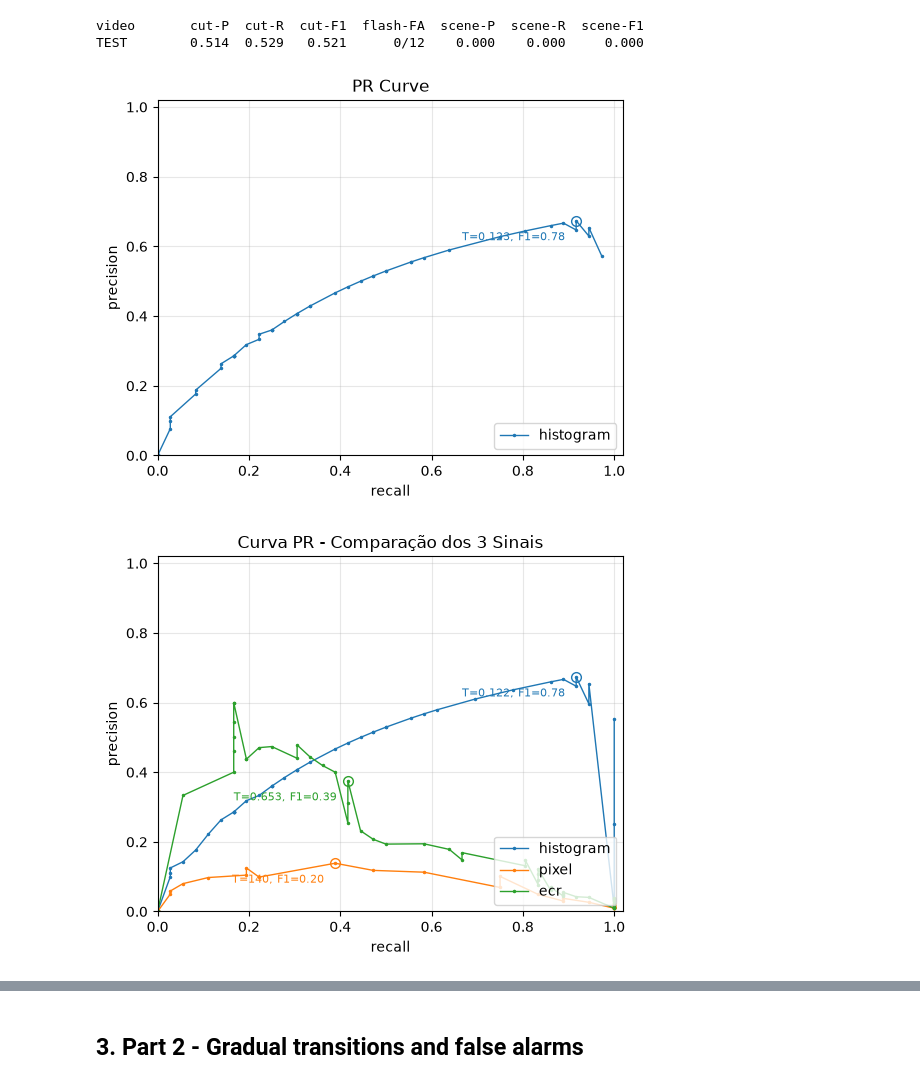
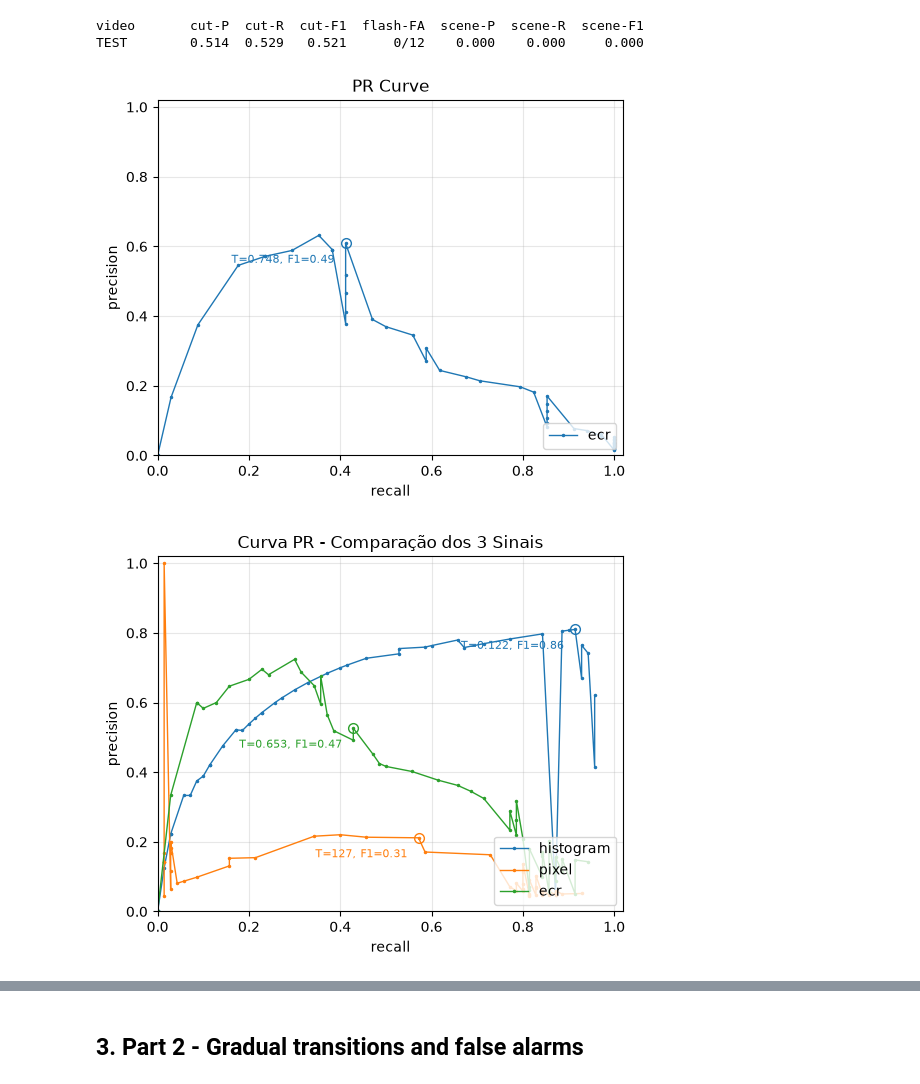
Before and after one commit to xisquinha/starter_code, a Jupyter notebook: 73287_73986/report.ipynb, the cells around one changed output, grey strips where cells are left out. Saved outputs shown, nothing was run; the diff lists cells and outputs as text; code cells hidden in the pictures.

```diff
--- a/73287_73986/report.ipynb
+++ b/73287_73986/report.ipynb
@@ -114,14 +129,11 @@ precision: 0.6666666666666666
 recall: 0.05555555555555555
 f1: 0.10256410256410256
 # %%
-with open("../input/dev_02.json", "r") as file:
-  data2 = json.load(file)
-
-cuts = data # como ainda nao temos os cuts mete se o data so para testar
+cuts = data1 # como ainda nao temos os cuts mete se o data so para testar
 #o objetivo é ir ao tp1.py preencher o process_video que retorna (transitions, scenes)  e depois usar as transitions acho eu
 
 # avalia os 2 videos
-dict_dev1 = metrics.evaluate_video(data, cuts)
+dict_dev1 = metrics.evaluate_video(data1, cuts)
 dict_dev2 = metrics.evaluate_video(data2, cuts)
 
 
@@ -136,50 +148,71 @@ import numpy as np
 import metrics
 import plotting
 
-gt_cuts = [t["start"] for t in data["transitions"]]
+curves = {"ecr": []}
 
-curves = {"histogram": []}
+d_hist1 = signals2["ecr"]
+gt_cuts2 = [t["start"] for t in data2["transitions"]]
 
 for T in np.linspace(0.05, 0.95, 50):
 
-    pred_cuts = [i + 1 for i, val in enumerate(d_hist) if val > T]
+    pred_cuts = [i + 1 for i, val in enumerate(d_hist1) if val > T]
 
-    tp, fp, fn = metrics.match_cuts(gt_cuts, pred_cuts)
+    tp, fp, fn = metrics.match_cuts(gt_cuts2, pred_cuts)
     p, r, f1 = metrics.precision_recall_f1(tp, fp, fn)
 
-    curves["histogram"].append((T, p, r))
+    curves["ecr"].append((T, p, r))
 
 fig = plotting.plot_pr_curve(curves, title="PR Curve")
 # %% [output]
-[figure, old version]
+[figure, new version]
 # %%
 import numpy as np
 import metrics
 import plotting
 
-def add_signal_to_curve(curves_dict, signal_name, signal_values, gt_cuts, t_min=0.05, t_max=0.95, num_steps=50):
+
+def add_signal_to_curve(curves_dict, signal_name, videos, t_min=0.05, t_max=0.95, num_steps=50, min_gap = 5):
   curves_dict[signal_name] = []
   for T in np.linspace(t_min, t_max, num_steps):
 
-    pred_cuts = [i + 1 for i, val in enumerate(signal_values) if val > T]
+    tp_total = fp_total = fn_total = 0
 
-    tp, fp, fn = metrics.match_cuts(gt_cuts, pred_cuts)
-    p, r, f1 = metrics.precision_recall_f1(tp, fp, fn)
+    for signal_values, gt_cuts in videos:
+      pred_cuts = tp1.merge_close([i + 1 for i, val in enumerate(signal_values) if val > T], min_gap)
+      tp, fp, fn = metrics.match_cuts(gt_cuts, pred_cuts)
 
-    curves_dict[signal_name].append((T, p, r))
+      tp_total += tp
+      fp_total += fp
+      fn_total += fn
+
+    p, r, f1 = metrics.precision_recall_f1(tp_total, fp_total, fn_total)
+
+    curves_dict[signal_name].append((T, p, r, f1))
 
   return curves_dict
 
 
 curves = {}
 
-gt_cuts = [t["start"] for t in data["transitions"]]
+gt_cuts1 = [t["start"] for t in data1["transitions"]]
+gt_cuts2 = [t["start"] for t in data2["transitions"]]
 
-add_signal_to_curve(curves, "histogram", d_hist, gt_cuts, t_min=0.0, t_max=1.0, num_steps=50)
-add_signal_to_curve(curves, "pixel", d_pixel, gt_cuts, t_min=0.0, t_max=max(d_pixel), num_steps=50)
-add_signal_to_curve(curves, "ecr", d_ecr, gt_cuts, t_min=0.0, t_max=1.0, num_steps=50)
+d_hist1 = signals1["histogram"]
+d_pixel1 = signals1["pixel"]
+d_ecr1 = signals1["ecr"]
 
+d_hist2 = signals2["histogram"]
+d_pixel2 = signals2["pixel"]
+d_ecr2 = signals2["ecr"]
+
+hists = [(d_hist1, gt_cuts1), (d_hist2, gt_cuts2)]
+ecrs = [(d_ecr1, gt_cuts1), (d_ecr2, gt_cuts2)]
+pixels = [(d_pixel1, gt_cuts1), (d_pixel2, gt_cuts2)]
+
+add_signal_to_curve(curves, "histogram", hists, t_min=0.0, t_max=1.0)
+add_signal_to_curve(curves, "pixel", pixels, t_min=0.0, t_max=max(d_pixel1))
+add_signal_to_curve(curves, "ecr", ecrs, t_min=0.0, t_max=1.0)
 
 fig = plotting.plot_pr_curve(curves, title="Curva PR - Comparação dos 3 Sinais", path="../output/pr_curve_all_signals.png")
 # %% [output]
-[figure, old version]
+[figure, new version]
```
Also changed, not shown: parts of 7 cells of this notebook, 3 other files.
